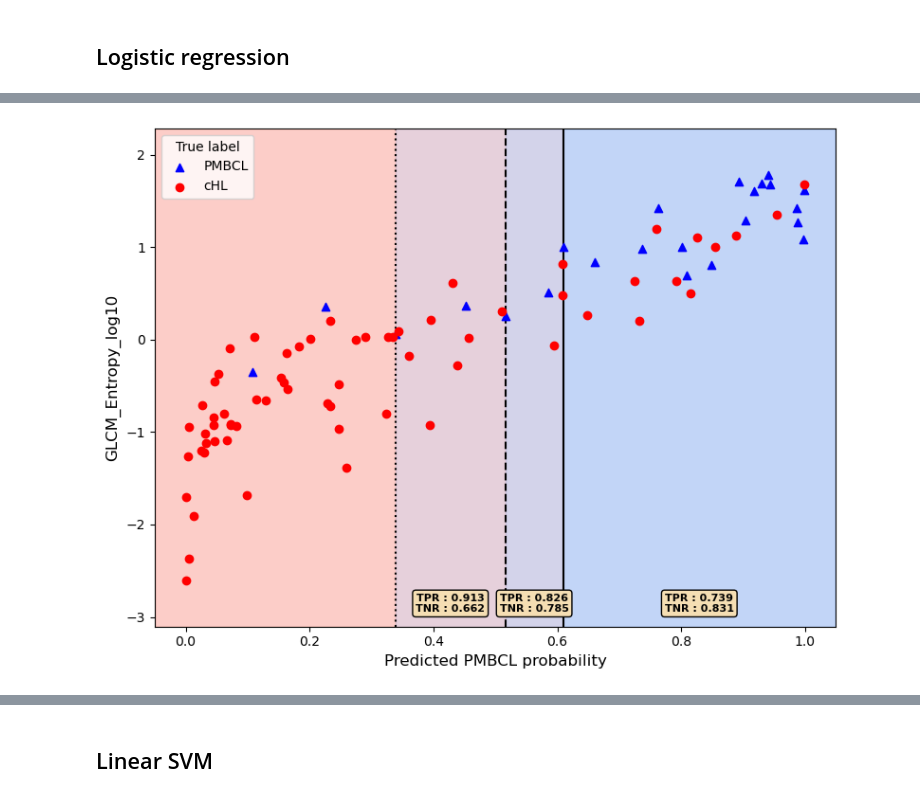
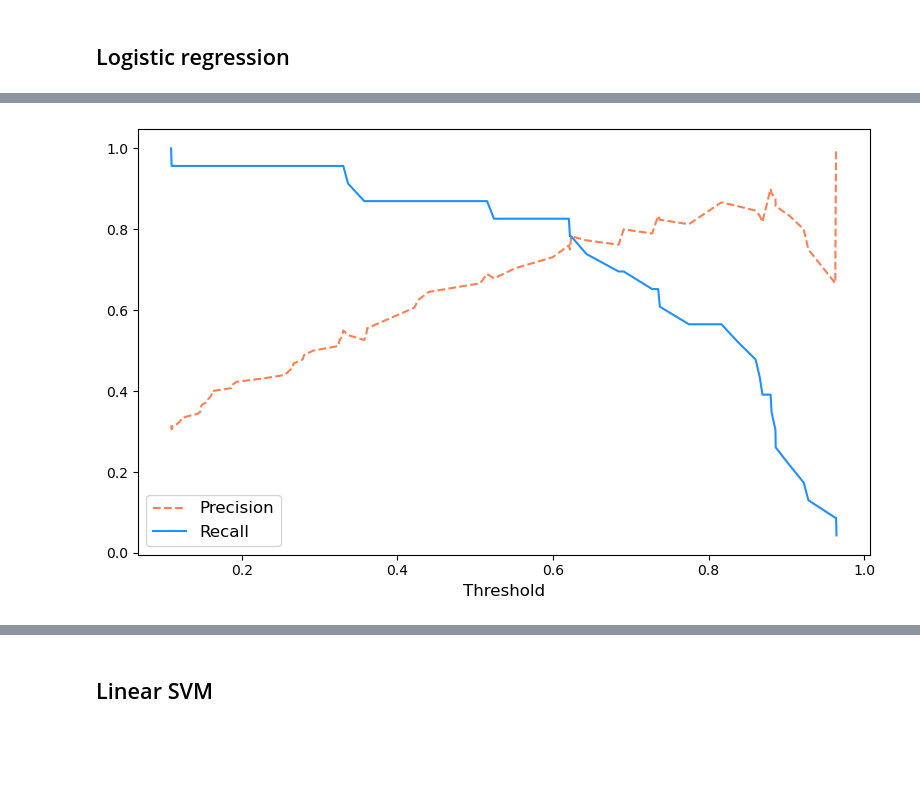
Before and after one commit to harel-coffee/mediastinal-lymphoma-classification-auto, a Jupyter notebook: 3_binary_classification.ipynb, the cells around one changed output, grey strips where cells are left out. Saved outputs shown, nothing was run; the diff lists cells and outputs as text; code cells hidden in the pictures; blank space fills up the shorter version.

```diff
--- a/3_binary_classification.ipynb
+++ b/3_binary_classification.ipynb
@@ -163,5 +145,13 @@ plot_decision_boundary ( clf_logreg, X_train, y_train, labels = LABELS, feature_
-# %%
-plot_decision_boundary ( clf_logreg, X_train, y_train, labels = LABELS, feature_names = X_cols,
-                         strategy = "recall", fig_name = "log-reg_boundaries" )
-# %% [output]
-[figure, removed]
+# %%
+clf_logreg = LogisticRegression()
+clf_logreg . fit ( X_train_res, y_train_res )
+
+logreg_scores = clf_logreg . predict_proba ( X_train )
+y_pred_logreg, _ = custom_predictions ( y_true   = y_train ,
+                                        y_scores = logreg_scores ,
+                                        recall_score    = 0.9  ,
+                                        precision_score = None ,
+                                        show_curves = True  ,
+                                        save_figure = False )
+# %% [output]
+[figure, added]
```
Also changed, not shown: parts of 44 cells of this notebook.
